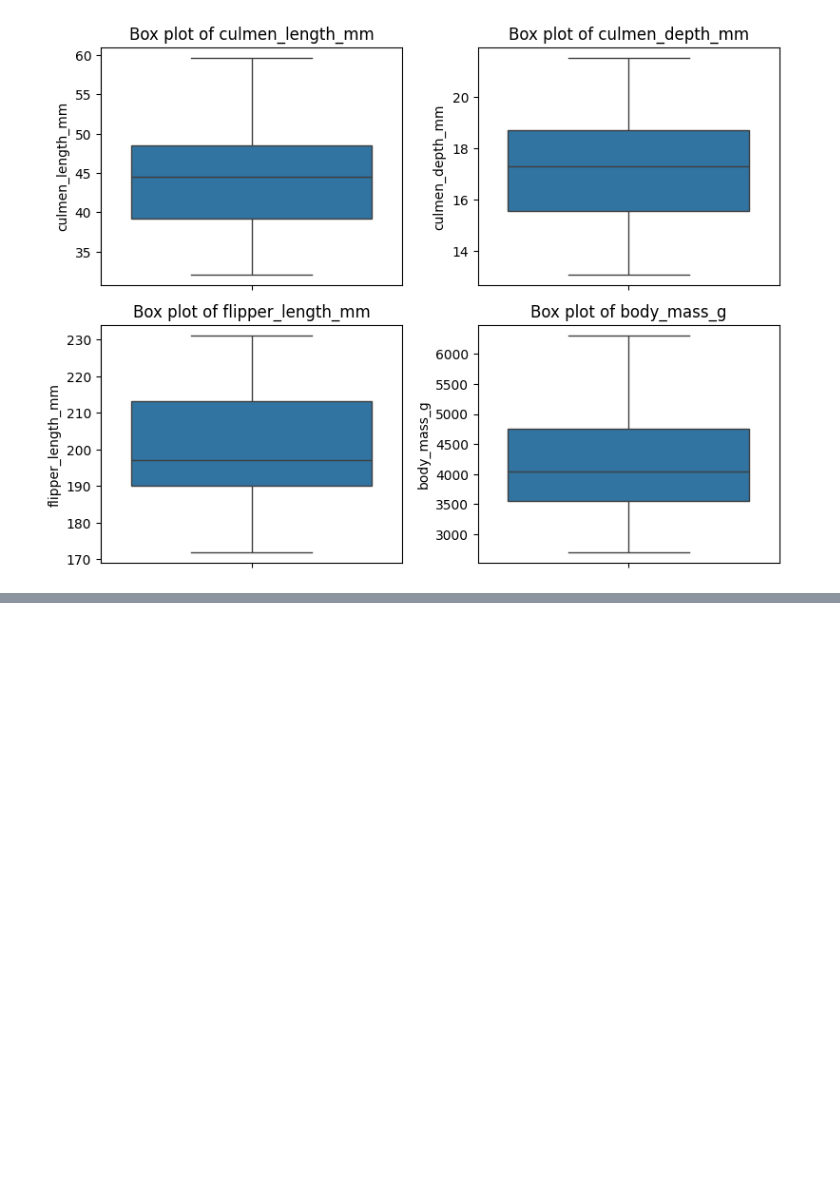
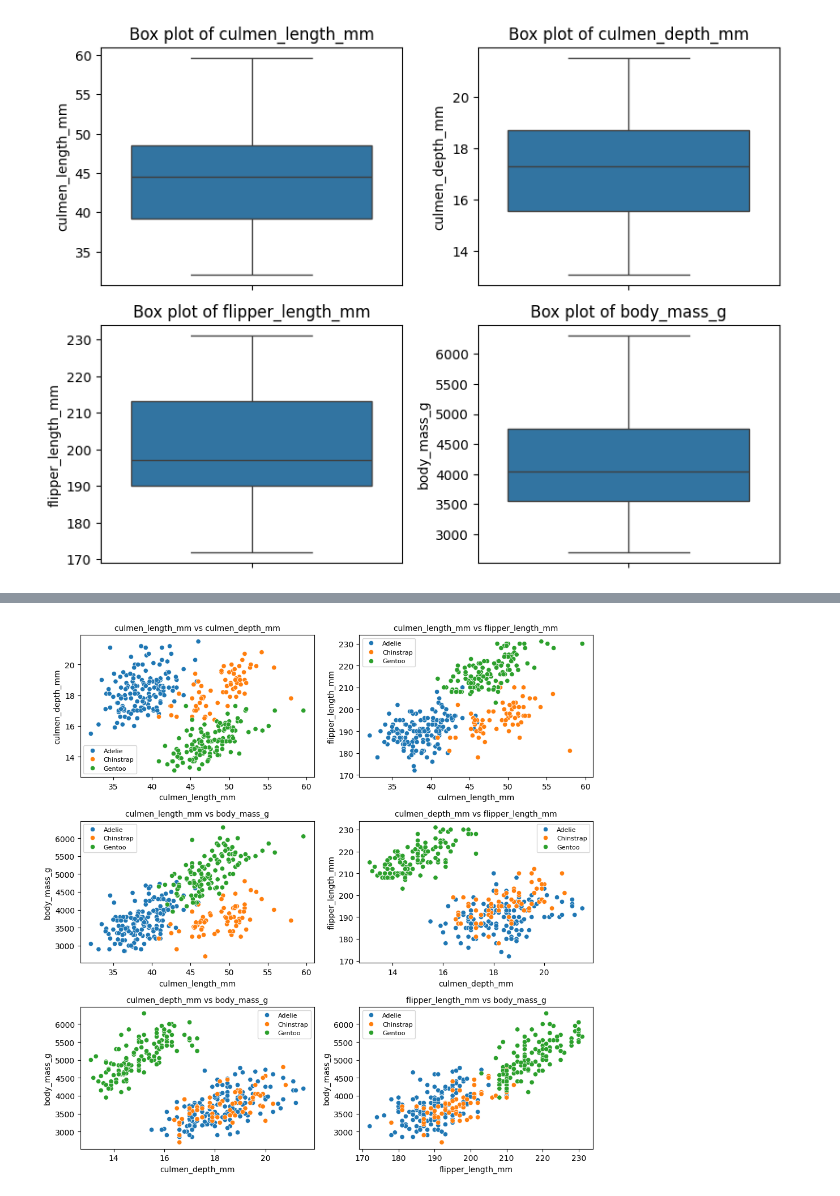
Before and after one commit to kunalvirwal/Palmer-Archipelago-penguin-dataset-EDA, a Jupyter notebook: main.ipynb, the cells around one changed output, grey strips where cells are left out. Saved outputs shown, nothing was run; the diff lists cells and outputs as text; code cells hidden in the pictures; blank space fills up the shorter version.

```diff
--- a/main.ipynb
+++ b/main.ipynb
@@ -144,0 +177,18 @@ max           59.600000        21.500000         231.000000  6300.000000
+# %%
+# Scatter plots for pairs of numerical fields. For 4 distinct field there will be 6 different scatterplots
+plt.figure(figsize=(10, 10))
+fields=['culmen_length_mm', 'culmen_depth_mm', 'flipper_length_mm', 'body_mass_g']
+k=1
+for i, x_var in enumerate(fields):
+    for j in range(i+1,len(fields)):
+        y_var=fields[j]
+        plt.subplot(3, 2, k)
+        k+=1
+        sns.scatterplot(x=x_var, y=y_var, hue='species', data=penguins)
+        plt.title(f'{x_var} vs {y_var}', fontsize=10)
+        plt.legend(fontsize=8)  # Reduce legend text size
+
+plt.tight_layout()
+plt.show()
+# %% [output]
+[figure, added]
```
Also changed, not shown: parts of 4 cells of this notebook.
